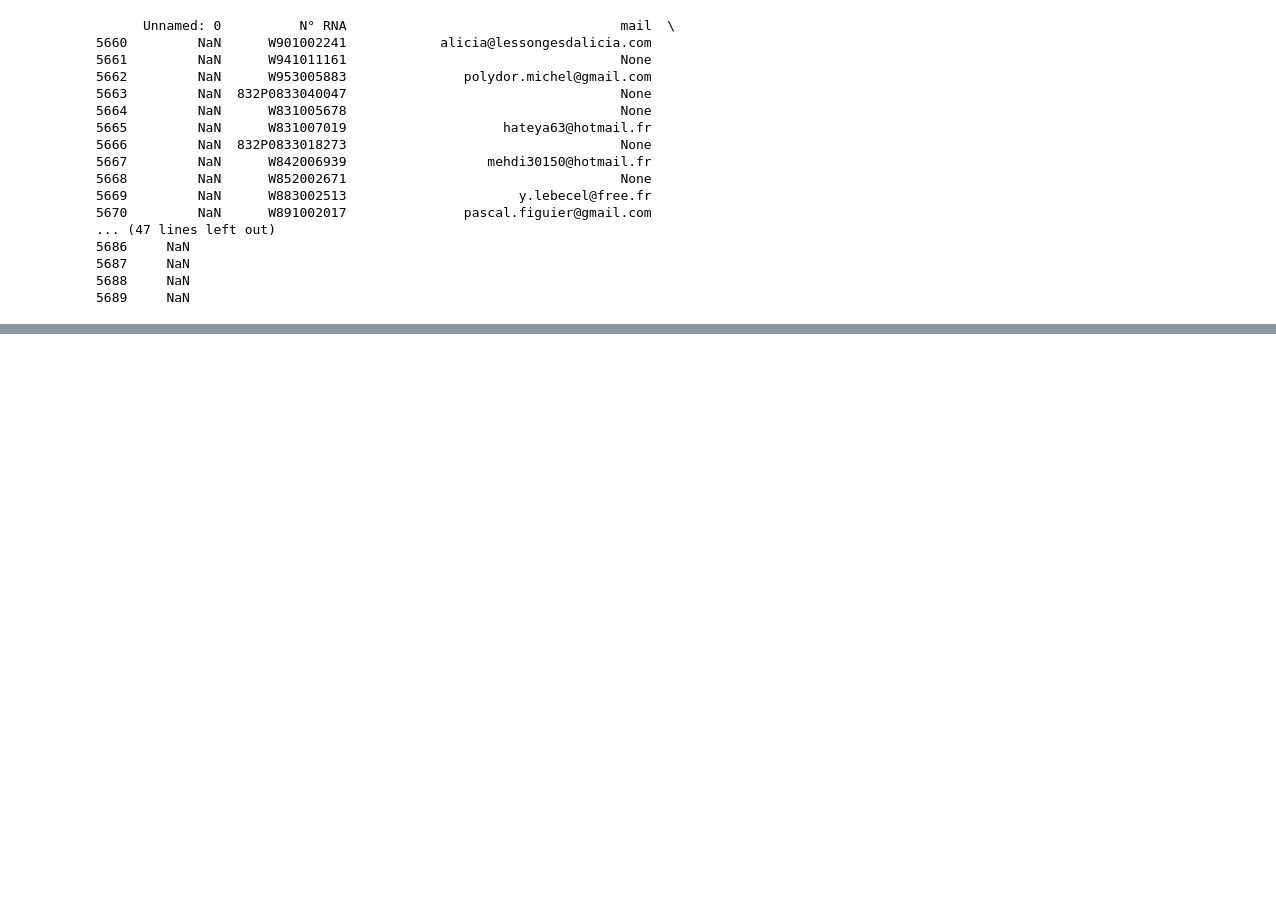
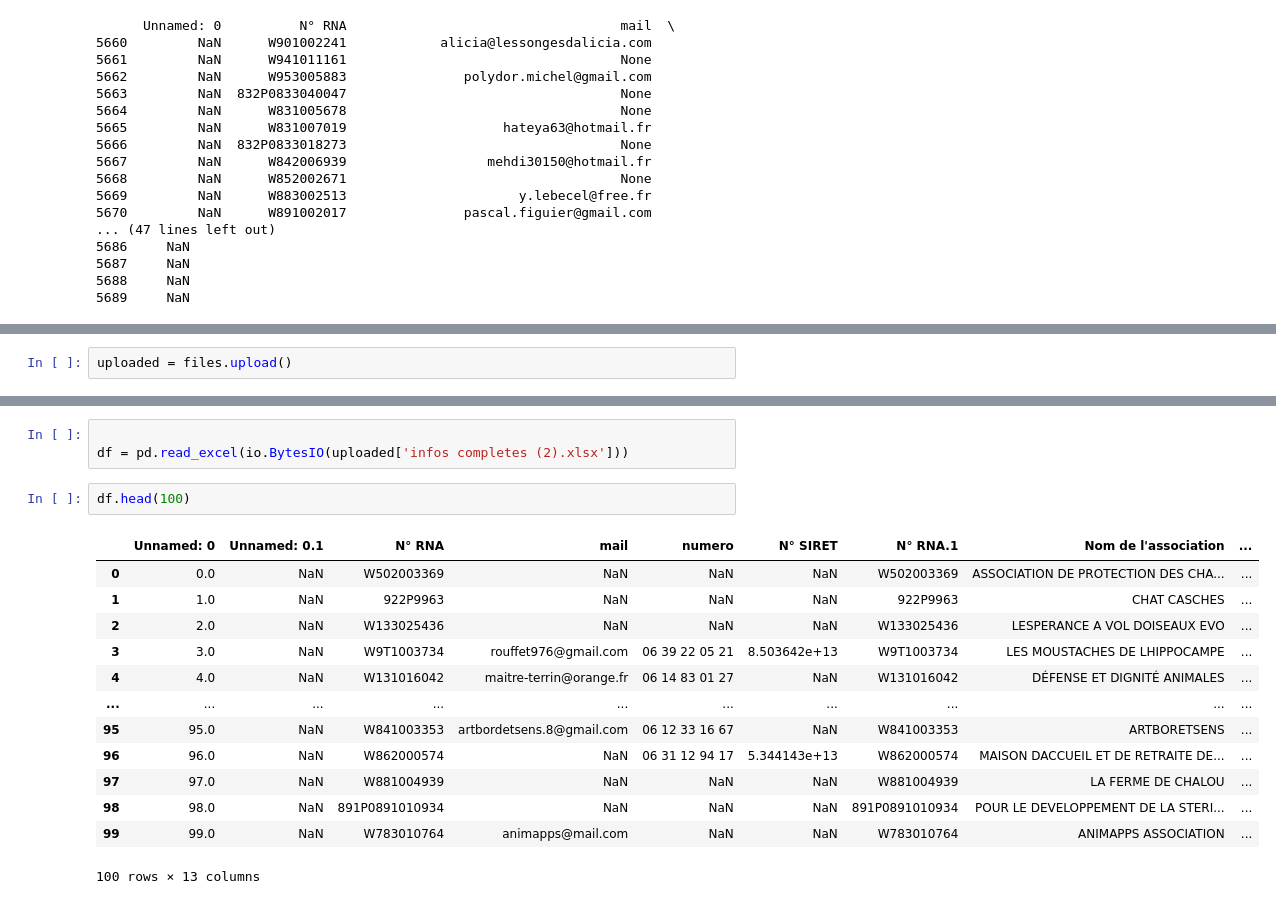
Before and after one commit to Badry2022/Ethic_For_Animal_Public_Data, a Jupyter notebook: Association_animal_mails.ipynb, the cells around one changed output, grey strips where cells are left out. Drawn from its saved outputs; the diff is of its cells as text; blank space fills up the shorter version.

```diff
--- a/Association_animal_mails.ipynb
+++ b/Association_animal_mails.ipynb
@@ -219,0 +154,2 @@ print(df.head(30))
+# %%
+uploaded = files.upload()
@@ -219,0 +159,19 @@ print(df.head(30))
+# %%
+
+df = pd.read_excel(io.BytesIO(uploaded['infos completes (2).xlsx']))
+# %%
+df.head(100)
+# %% [output]
+|  | Unnamed: 0 | Unnamed: 0.1 | N° RNA | mail | numero | N° SIRET | N° RNA.1 | Nom de l'association | ... |
+| 0 | 0.0 | NaN | W502003369 | NaN | NaN | NaN | W502003369 | ASSOCIATION DE PROTECTION DES CHA... | ... |
+| 1 | 1.0 | NaN | 922P9963 | NaN | NaN | NaN | 922P9963 | CHAT CASCHES | ... |
+| 2 | 2.0 | NaN | W133025436 | NaN | NaN | NaN | W133025436 | LESPERANCE A VOL DOISEAUX EVO | ... |
+| 3 | 3.0 | NaN | W9T1003734 | rouffet976@gmail.com | 06 39 22 05 21 | 8.503642e+13 | W9T1003734 | LES MOUSTACHES DE LHIPPOCAMPE | ... |
+| 4 | 4.0 | NaN | W131016042 | maitre-terrin@orange.fr | 06 14 83 01 27 | NaN | W131016042 | DÉFENSE ET DIGNITÉ ANIMALES | ... |
+| ... | ... | ... | ... | ... | ... | ... | ... | ... | ... |
+| 95 | 95.0 | NaN | W841003353 | artbordetsens.8@gmail.com | 06 12 33 16 67 | NaN | W841003353 | ARTBORETSENS | ... |
+| 96 | 96.0 | NaN | W862000574 | NaN | 06 31 12 94 17 | 5.344143e+13 | W862000574 | MAISON DACCUEIL ET DE RETRAITE DE... | ... |
+| 97 | 97.0 | NaN | W881004939 | NaN | NaN | NaN | W881004939 | LA FERME DE CHALOU | ... |
+| 98 | 98.0 | NaN | 891P0891010934 | NaN | NaN | NaN | 891P0891010934 | POUR LE DEVELOPPEMENT DE LA STERI... | ... |
+| 99 | 99.0 | NaN | W783010764 | animapps@mail.com | NaN | NaN | W783010764 | ANIMAPPS ASSOCIATION | ... |
+100 rows × 13 columns
```
Also changed, not shown: parts of 16 cells of this notebook.
